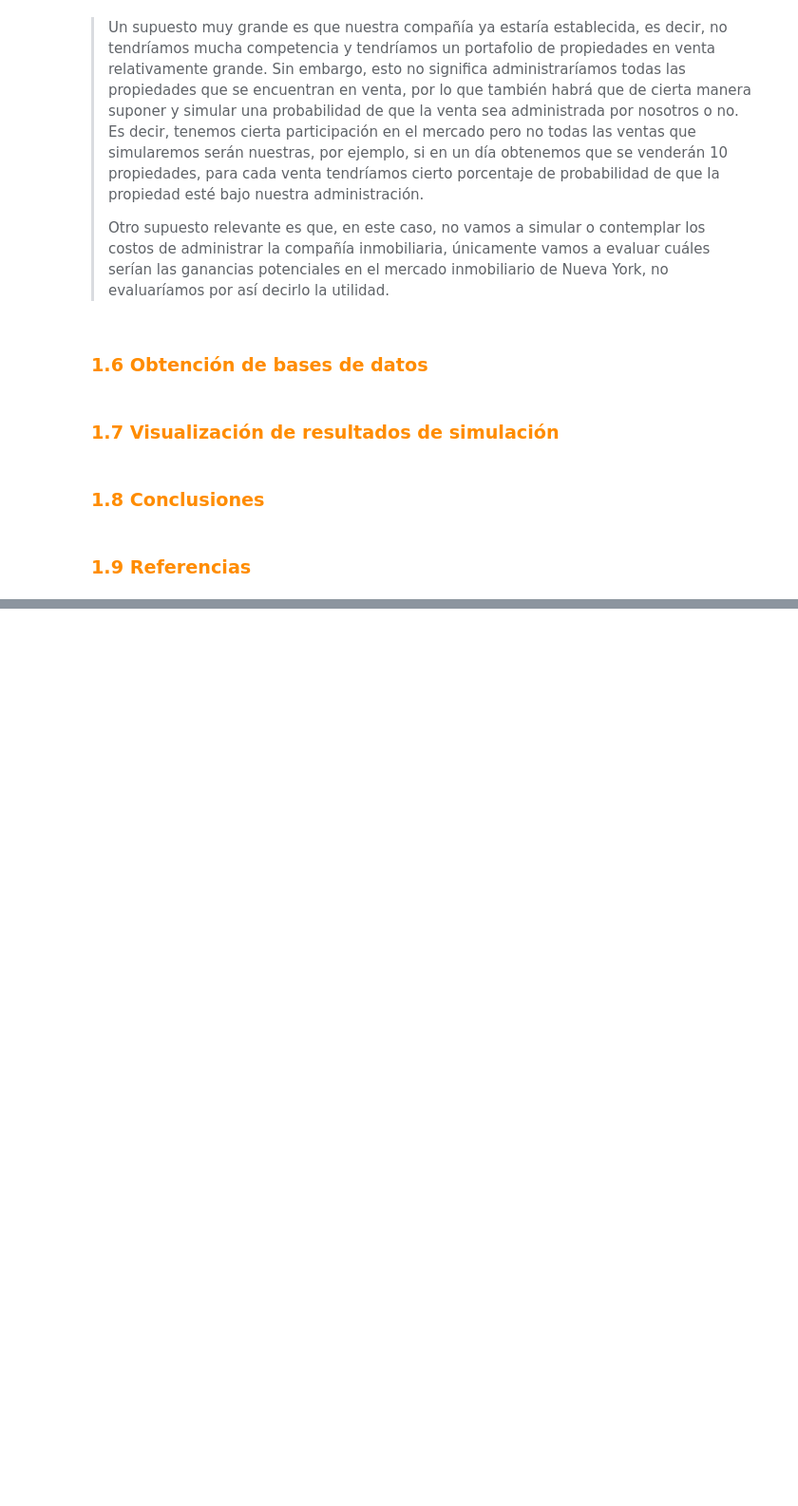
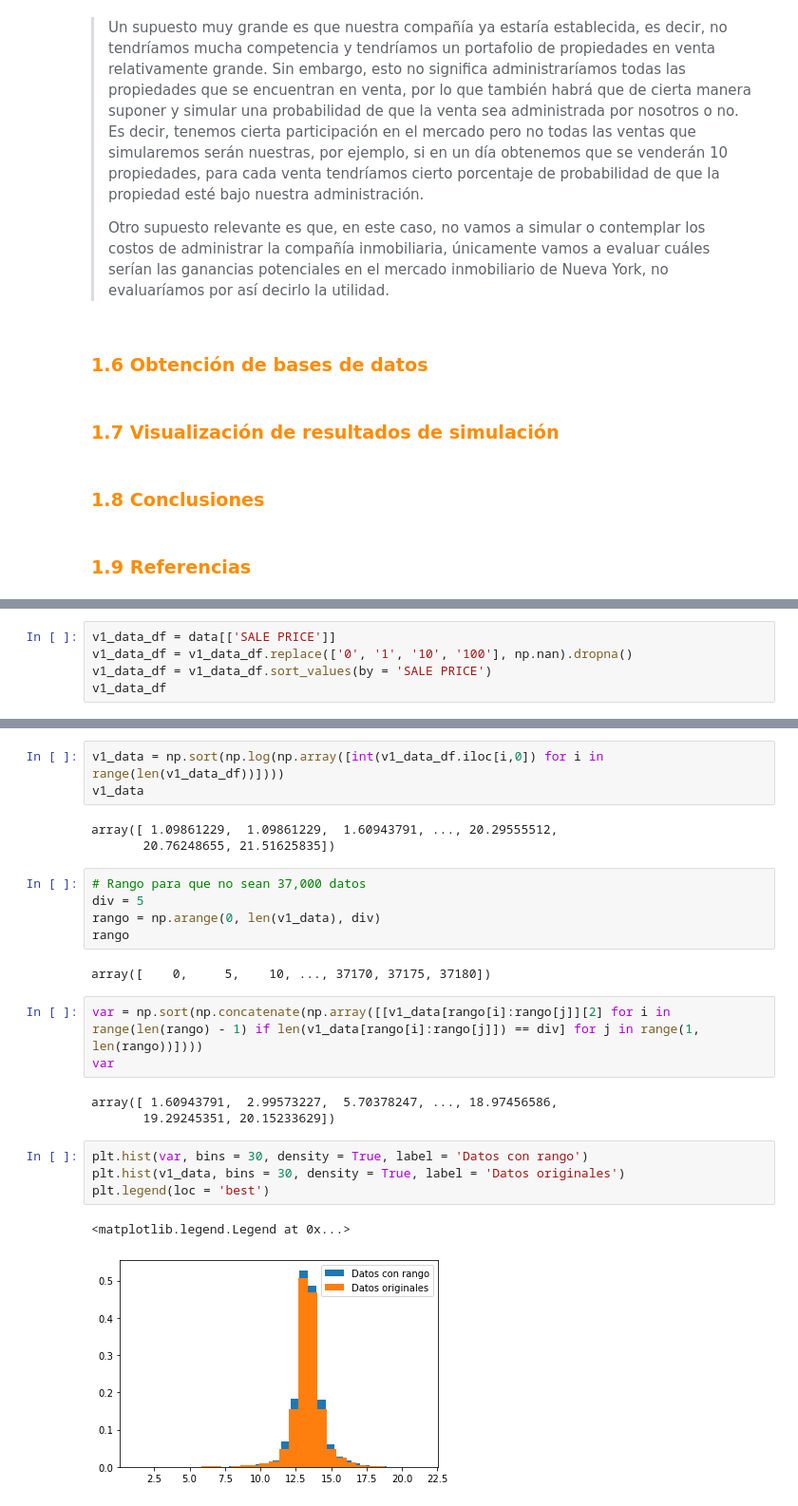
Before and after one commit to danielperhez/Proyecto_PRivera_CPerez, a Jupyter notebook: Proyecto_PRivera_CPerez.ipynb, the cells around one changed output, grey strips where cells are left out. Shown at 95% size. Drawn from its saved outputs; the diff is of its cells as text; blank space fills up the shorter version.

```diff
--- a/Proyecto_PRivera_CPerez.ipynb
+++ b/Proyecto_PRivera_CPerez.ipynb
@@ -136,0 +174,5 @@ En el grupo deben haber mínimo dos integrantes y máximo tres integrantes. Para
+# %%
+v1_data_df = data[['SALE PRICE']]
+v1_data_df = v1_data_df.replace(['0', '1', '10', '100'], np.nan).dropna()
+v1_data_df = v1_data_df.sort_values(by = 'SALE PRICE')
+v1_data_df
@@ -136,0 +193,26 @@ En el grupo deben haber mínimo dos integrantes y máximo tres integrantes. Para
+# %%
+v1_data = np.sort(np.log(np.array([int(v1_data_df.iloc[i,0]) for i in range(len(v1_data_df))])))
+v1_data
+# %% [output]
+array([ 1.09861229,  1.09861229,  1.60943791, ..., 20.29555512,
+       20.76248655, 21.51625835])
+# %%
+# Rango para que no sean 37,000 datos
+div = 5
+rango = np.arange(0, len(v1_data), div)
+rango
+# %% [output]
+array([    0,     5,    10, ..., 37170, 37175, 37180])
+# %%
+var = np.sort(np.concatenate(np.array([[v1_data[rango[i]:rango[j]][2] for i in range(len(rango) - 1) if len(v1_data[rango[i]:rango[j]]) == div] for j in range(1, len(rango))])))
+var
+# %% [output]
+array([ 1.60943791,  2.99573227,  5.70378247, ..., 18.97456586,
+       19.29245351, 20.15233629])
+# %%
+plt.hist(var, bins = 30, density = True, label = 'Datos con rango')
+plt.hist(v1_data, bins = 30, density = True, label = 'Datos originales')
+plt.legend(loc = 'best')
+# %% [output]
+<matplotlib.legend.Legend at 0x...>
+[figure, added]
```
Also changed, not shown: parts of 48 cells of this notebook, 2 other files.
